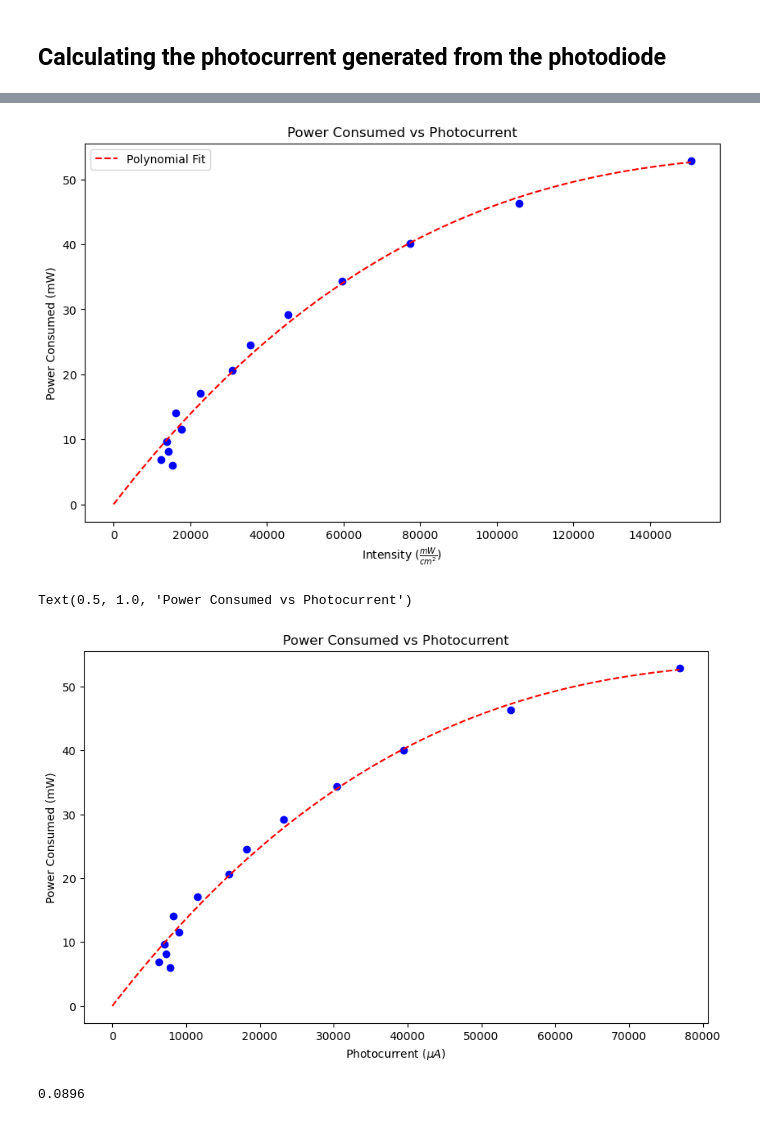
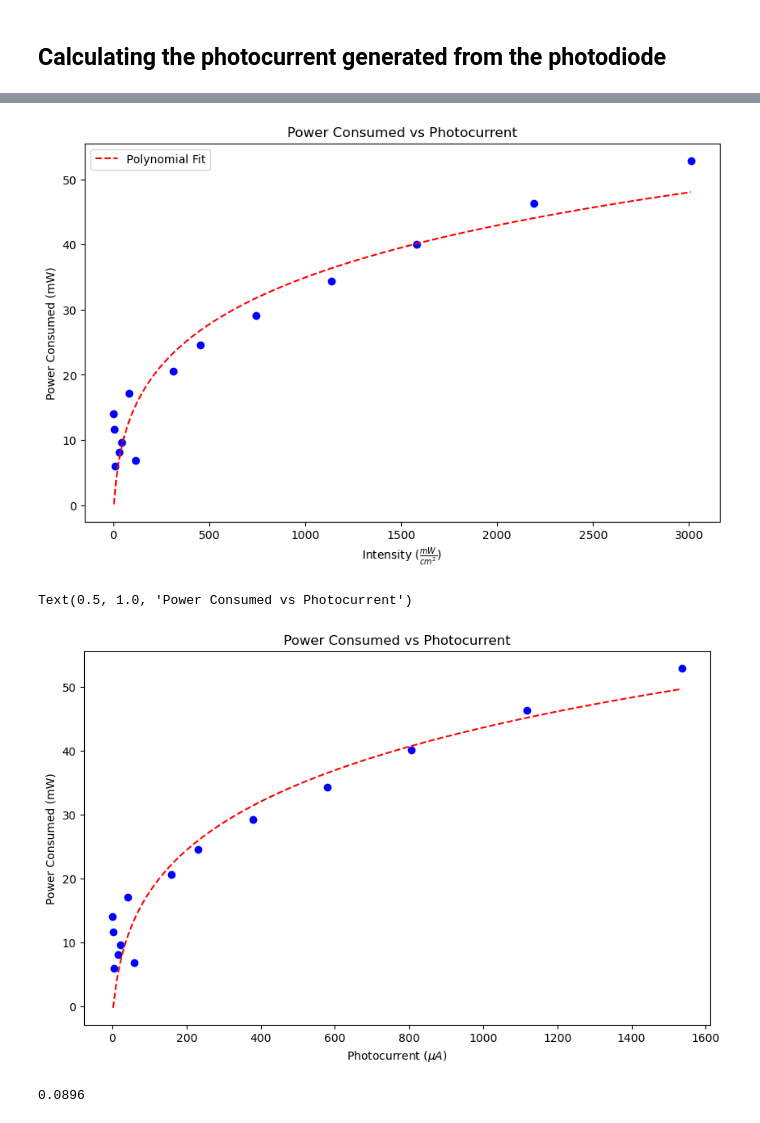
Before and after one commit to sainikhileshmurtyk/OENN-Analysis, a Jupyter notebook: Power and Response/2023-11-16 Power Analysis.ipynb, the cells around one changed output, grey strips where cells are left out. Saved outputs shown, nothing was run; the diff lists cells and outputs as text; code cells hidden in the pictures.

```diff
--- a/Power and Response/2023-11-16 Power Analysis.ipynb
+++ b/Power and Response/2023-11-16 Power Analysis.ipynb
@@ -9,6 +9,16 @@ from scipy.optimize import curve_fit
 # Plotting Libraries
 import matplotlib.pyplot as plt
 
+# For saving the text as text in the svg file
+plt.rcParams['svg.fonttype'] = 'none'
+
+# For saving the text as curves in the svg file
+# plt.rcParams['svg.fonttype'] = 'path'
+
+# Set the font of the text in the svg file
+plt.rcParams['font.family'] = 'sans-serif'
+plt.rcParams['font.sans-serif'] = 'DejaVu Sans'
+
 # Data management Libraries
 import pandas as pd
 import pickle
@@ -77,7 +95,7 @@ ds[:,0] = df_ds.index.values
 
 # Define the function to fit
 def led_lum_fit(x, a, b):
-    return 10**(a*np.log10(x)**2 + b*np.log10(x))
+    return (a*np.log10(x)**2 + b*np.log10(x))
 
 # Find unique values of ds[:, 0]
 unique_x = np.unique(ds[:, 0])
@@ -90,18 +108,18 @@ for i, x in enumerate(unique_x):
     average_y[i] = np.mean(ds[indices, 1])
 
 # Fit the exponential function to the data
-popt, pcov = curve_fit(led_lum_fit, unique_x, average_y)
+popt_led_lum, pcov = curve_fit(led_lum_fit, unique_x, average_y)
 
 # Generate a set of x values for the fitted curve
 x_fit = np.linspace(min(unique_x), max(unique_x), 1000)
 
 # Evaluate the fitted curve at the x values
-luminescence_polynomial_fitted = led_lum_fit(x_fit, *popt)
+luminescence_polynomial_fitted = led_lum_fit(x_fit, *popt_led_lum)
 
 # Plot both the extracted data and the polynomial fitted model for comparison
 plt.figure(figsize=(10, 8))
 # plt.plot(ds[:, 0], ds[:, 1], c='blue', label='Extracted Data')
-plt.plot(unique_x, average_y, 'o', c='green', label='Averaged Data')
+plt.plot(unique_x, average_y, '.-', c='green', label='Averaged Data')
 plt.plot(x_fit, luminescence_polynomial_fitted, c='red', linestyle='--', label='Polynomial Fit')
 plt.xlim([0, max(ds[:, 0])])
 plt.ylim([0, max(ds[:, 1])])
@@ -180,7 +135,7 @@ array([-0.11358874,  1.00632851,  2.01015801])
 The LED response to different current levels is calculated and is then plotted as a function of voltage input to the source circuit. An exponential fit is performed to get a model for calculating teh luminence from the source LED for an arbitrary vaue of source voltage input
 # %%
 # Calculate the power response
-new_col = 10**polynomial_model(meas_vals[:, 1])
+new_col = led_lum_fit(meas_vals[:, 1], *popt_led_lum)
 meas_vals = np.append(meas_vals, new_col.reshape(-1, 1), axis=1)
 # %%
 # Fit an exponential curve to the data
@@ -634,28 +620,28 @@ df_power = pd.DataFrame({'Source Voltage': meas_vals[:, 0], 'Intensity': final_i
 # Find the corresponding values from df_inter
 df_power['Total Power'] = df_power['Source Voltage'].apply(lambda x: df_inter[df_inter['Source Board Voltage'] == x]['Total Power (mW)'].values[0])
 # %%
-def fit_func_int_pow(x, p1, p2, p3):
-    return p1 * x**3 + p2 * x**2 + p3 * x
+def fit_func_int_pow(x, a, b):
+    return (a*np.log10(x)**2 + b*np.log10(x))
 
 # Fit this plot with a polynomial
 int_pow_params, _ = curve_fit(fit_func_int_pow, df_power['Intensity'], df_power['Total Power'])
 x_inter_int_pow_fit = np.linspace(0, max(df_power['Intensity']), 1000)
 inter_int_pow_fit = fit_func_int_pow(x_inter_int_pow_fit, *int_pow_params)
 
 # Plot of power consumed vs incident intensity
 plt.figure(figsize=(10, 6))
 plt.scatter(df_power['Intensity'], df_power['Total Power'], c='blue')
 plt.plot(x_inter_int_pow_fit, inter_int_pow_fit, c='red', linestyle='--', label='Polynomial Fit')
 plt.xlabel(r'Intensity $(\frac{mW}{cm^2})$')
 plt.ylabel('Power Consumed (mW)')
 plt.title('Power Consumed vs Photocurrent')
 plt.legend()
 plt.show()
 # %% [output]
-[figure, old version]
+[figure, new version]
 # %%
-def fit_func_pc_pow(x, p1, p2, p3):
-    return p1 * x**3 + p2 * x**2 + p3 * x
+def fit_func_pc_pow(x, a, b):
+    return (a*np.log10(x)**2 + b*np.log10(x))
 
 # Fit this plot with a polynomial
 pc_pow_params, _ = curve_fit(fit_func_pc_pow, df_power['Photocurrent'], df_power['Total Power'])
@@ -671,7 +657,7 @@ plt.ylabel('Power Consumed (mW)')
 plt.title('Power Consumed vs Photocurrent')
 # %% [output]
 Text(0.5, 1.0, 'Power Consumed vs Photocurrent')
-[figure, old version]
+[figure, new version]
 # %%
 # Selecting the photocurrent value under consideration to be 0.8 microAmps
 # This number is just an educated guess based on the amplification and matching the detected light leqvel so that light decay through the system is non-existent
```
Also changed, not shown: parts of 26 cells of this notebook, 4 other files.
